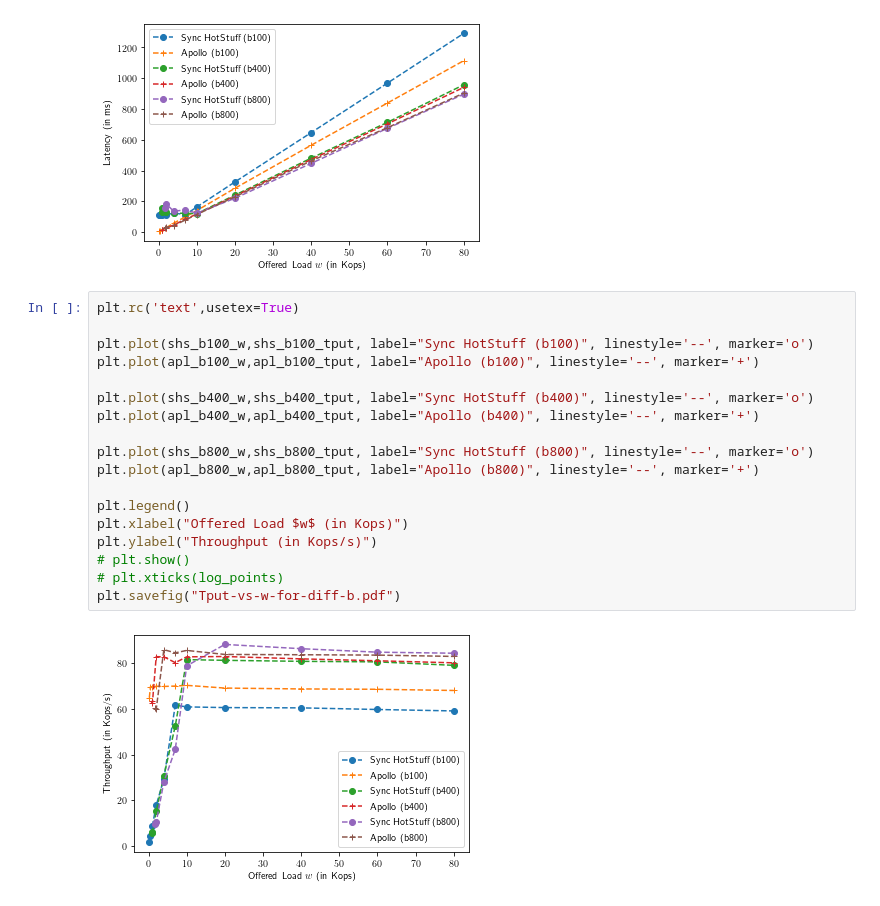
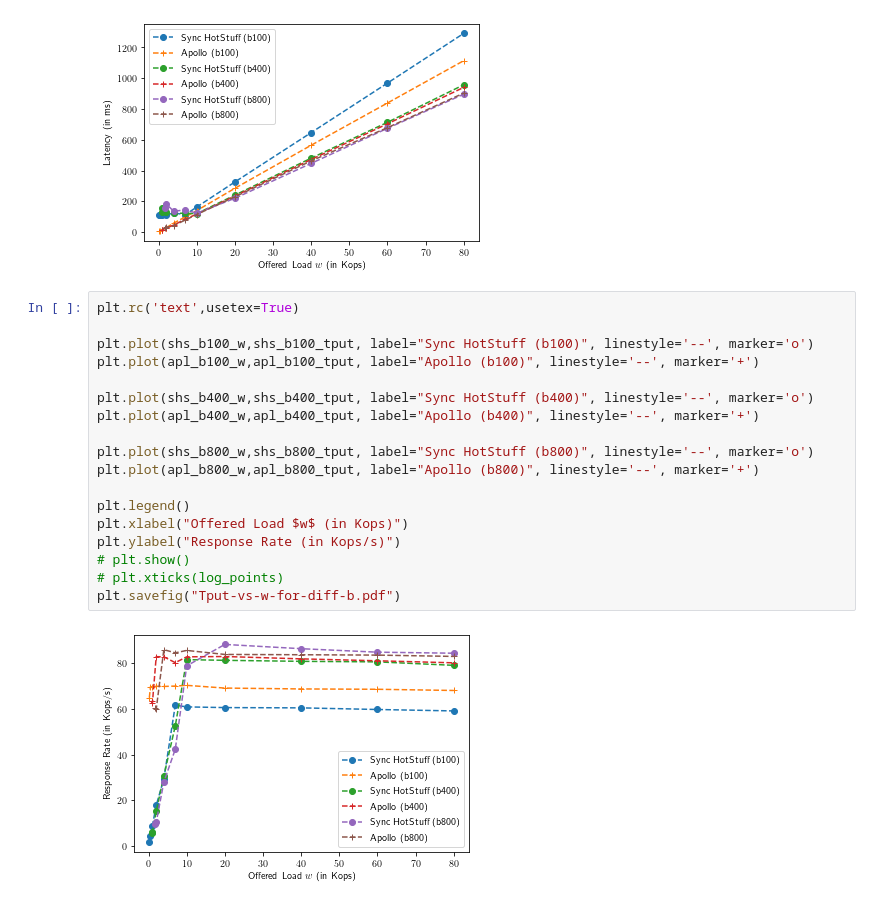
Before and after one commit to libdist-rs/libchatter-rs, a Jupyter notebook: scripts/throughput-vs-latency/vary-b/plot-exp.ipynb, the cells around one changed output. Drawn from its saved outputs; the diff is of its cells as text.

```diff
--- a/scripts/throughput-vs-latency/vary-b/plot-exp.ipynb
+++ b/scripts/throughput-vs-latency/vary-b/plot-exp.ipynb
@@ -111,20 +111,20 @@ plt.savefig("Latency-vs-w-for-diff-b.pdf")
 # %%
 plt.rc('text',usetex=True)
 
 plt.plot(shs_b100_w,shs_b100_tput, label="Sync HotStuff (b100)", linestyle='--', marker='o')
 plt.plot(apl_b100_w,apl_b100_tput, label="Apollo (b100)", linestyle='--', marker='+')
 
 plt.plot(shs_b400_w,shs_b400_tput, label="Sync HotStuff (b400)", linestyle='--', marker='o')
 plt.plot(apl_b400_w,apl_b400_tput, label="Apollo (b400)", linestyle='--', marker='+')
 
 plt.plot(shs_b800_w,shs_b800_tput, label="Sync HotStuff (b800)", linestyle='--', marker='o')
 plt.plot(apl_b800_w,apl_b800_tput, label="Apollo (b800)", linestyle='--', marker='+')
 
 plt.legend()
 plt.xlabel("Offered Load $w$ (in Kops)")
-plt.ylabel("Throughput (in Kops/s)")
+plt.ylabel("Response Rate (in Kops/s)")
 # plt.show()
 # plt.xticks(log_points)
 plt.savefig("Tput-vs-w-for-diff-b.pdf")
 # %% [output]
-[figure, old version]
+[figure, new version]
```
Also changed, not shown: parts of 1 cell of this notebook, 53 other files.
